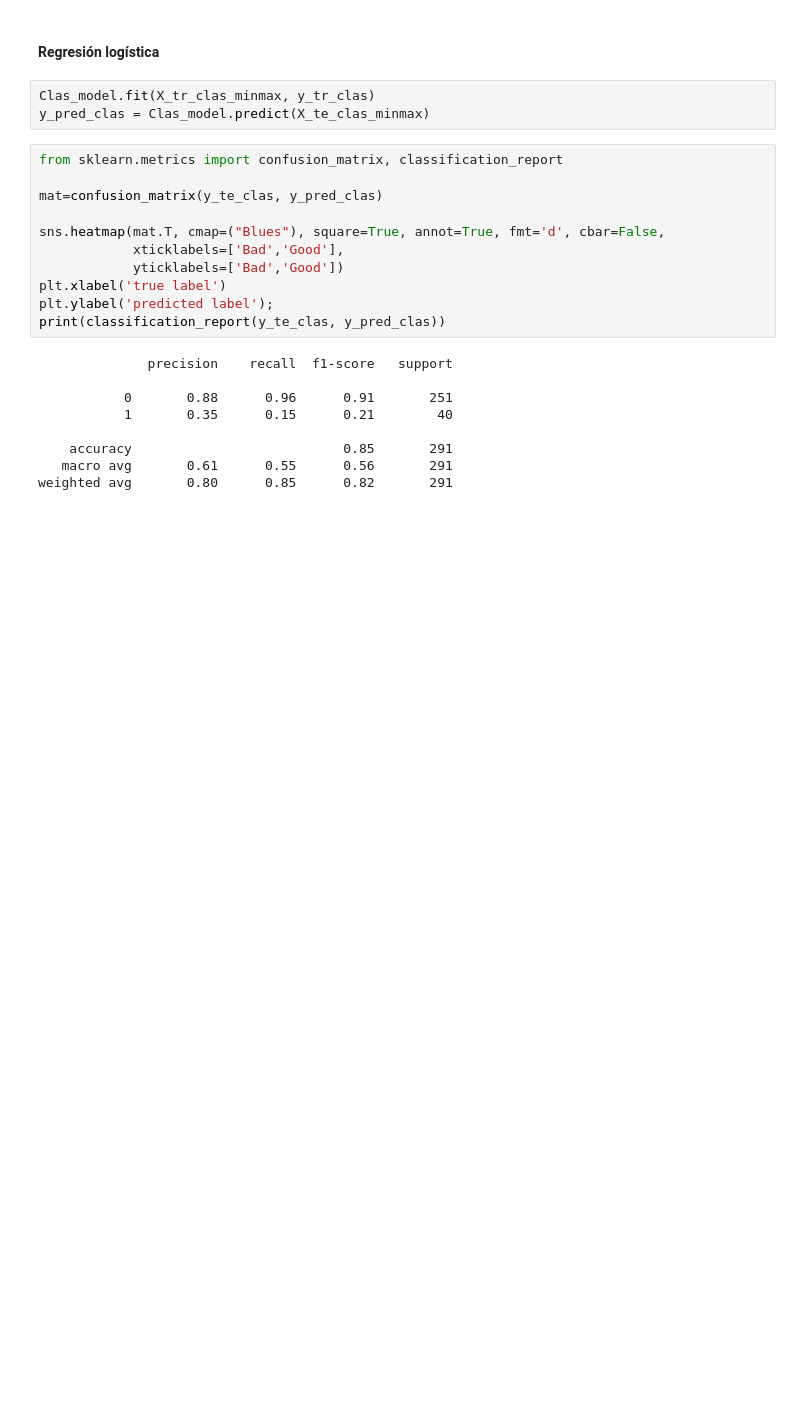
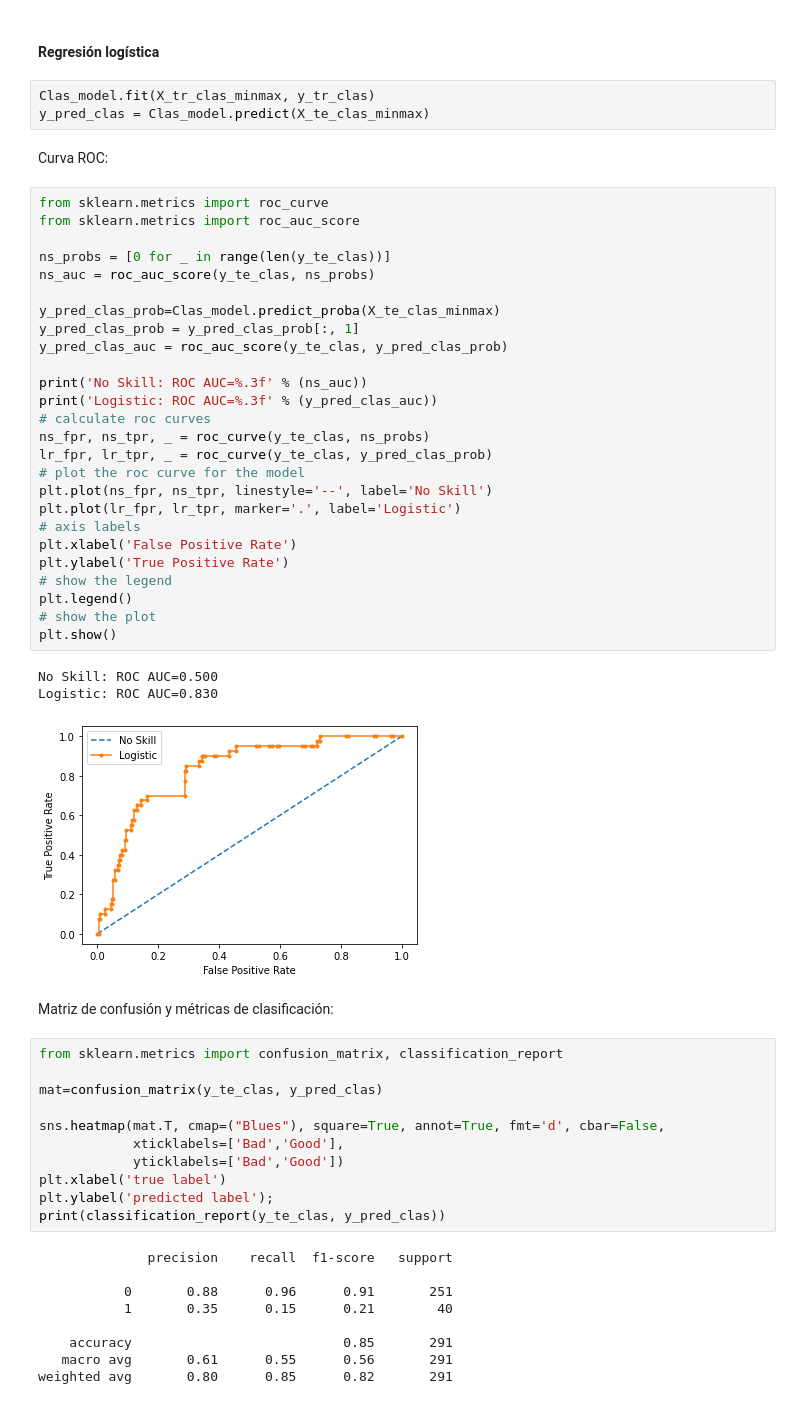
Before and after one commit to jpripen/UOC_TCVD_PRAC_2, a Jupyter notebook: PRAC_2.ipynb, the cells around one changed output. Drawn from its saved outputs; the diff is of its cells as text; blank space fills up the shorter version.

```diff
--- a/PRAC_2.ipynb
+++ b/PRAC_2.ipynb
@@ -547,6 +563,40 @@ Eso corresponde al 57.04 % de vinos
 # %%
 Clas_model.fit(X_tr_clas_minmax, y_tr_clas)
 y_pred_clas = Clas_model.predict(X_te_clas_minmax)
+# %% [markdown]
+Curva ROC:
+# %%
+from sklearn.metrics import roc_curve
+from sklearn.metrics import roc_auc_score
+
+ns_probs = [0 for _ in range(len(y_te_clas))]
+ns_auc = roc_auc_score(y_te_clas, ns_probs)
+
+y_pred_clas_prob=Clas_model.predict_proba(X_te_clas_minmax)
+y_pred_clas_prob = y_pred_clas_prob[:, 1]
+y_pred_clas_auc = roc_auc_score(y_te_clas, y_pred_clas_prob)
+
+print('No Skill: ROC AUC=%.3f' % (ns_auc))
+print('Logistic: ROC AUC=%.3f' % (y_pred_clas_auc))
+# calculate roc curves
+ns_fpr, ns_tpr, _ = roc_curve(y_te_clas, ns_probs)
+lr_fpr, lr_tpr, _ = roc_curve(y_te_clas, y_pred_clas_prob)
+# plot the roc curve for the model
+plt.plot(ns_fpr, ns_tpr, linestyle='--', label='No Skill')
+plt.plot(lr_fpr, lr_tpr, marker='.', label='Logistic')
+# axis labels
+plt.xlabel('False Positive Rate')
+plt.ylabel('True Positive Rate')
+# show the legend
+plt.legend()
+# show the plot
+plt.show()
+# %% [output]
+No Skill: ROC AUC=0.500
+Logistic: ROC AUC=0.830
+[figure, added]
+# %% [markdown]
+Matriz de confusión y métricas de clasificación:
 # %%
 from sklearn.metrics import confusion_matrix, classification_report
 
```
Also changed, not shown: parts of 17 cells of this notebook, 1 other file.
